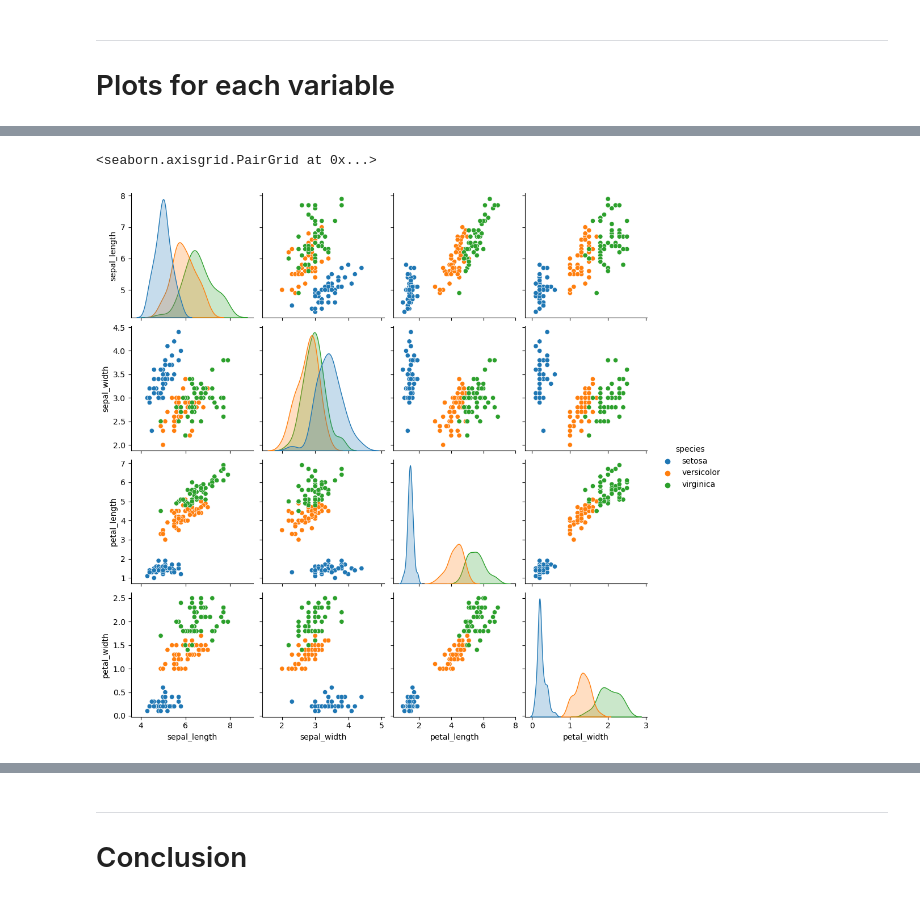
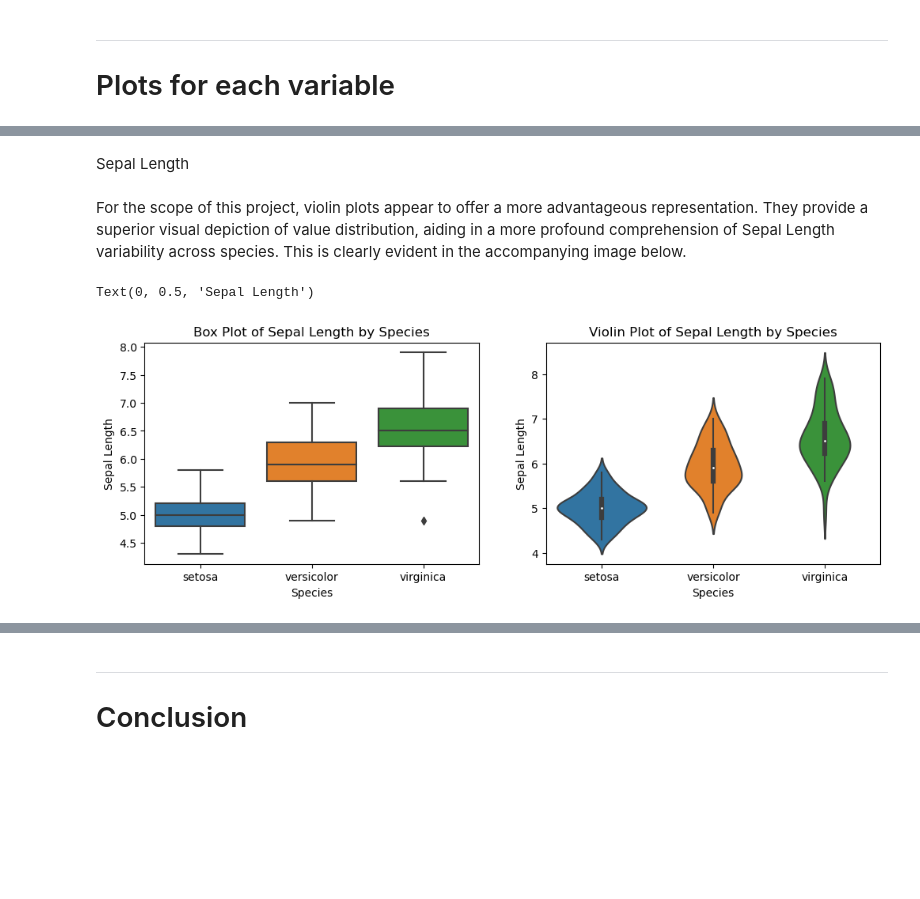
Before and after one commit to nexlanglxm/fundamentals-of-data-analysis, a Jupyter notebook: project.ipynb, the cells around one changed output, grey strips where cells are left out. Drawn from its saved outputs; the diff is of its cells as text; code cells hidden in the pictures; blank space fills up the shorter version.

Commit message:
sepal length plots

```diff
--- a/project.ipynb
+++ b/project.ipynb
@@ -180,5 +175,21 @@ demonstrate and explain the most appropriate plot(s) for each variable type.
-# %%
-sns.pairplot(iris, hue='species')
-# %% [output]
-<seaborn.axisgrid.PairGrid at 0x...>
-[figure, removed]
+# %% [markdown]
+Sepal Length
+# %% [markdown]
+For the scope of this project, violin plots appear to offer a more advantageous representation. They provide a superior visual depiction of value distribution, aiding in a more profound comprehension of Sepal Length variability across species. This is clearly evident in the accompanying image below.
+# %%
+# Create a box plot for Sepal Length
+plt.figure(figsize=(12, 8))  # Set figure size
+plt.subplot(2, 2, 1)
+sns.boxplot(x='species', y='sepal_length', data=iris)
+plt.title('Box Plot of Sepal Length by Species')
+plt.xlabel('Species')
+plt.ylabel('Sepal Length')
+
+plt.subplot(2, 2, 2)
+sns.violinplot(x='species', y='sepal_length', data=iris)
+plt.title('Violin Plot of Sepal Length by Species')
+plt.xlabel('Species')
+plt.ylabel('Sepal Length')
+# %% [output]
+Text(0, 0.5, 'Sepal Length')
+[figure, added]
```
Also changed, not shown: parts of 3 cells of this notebook.
